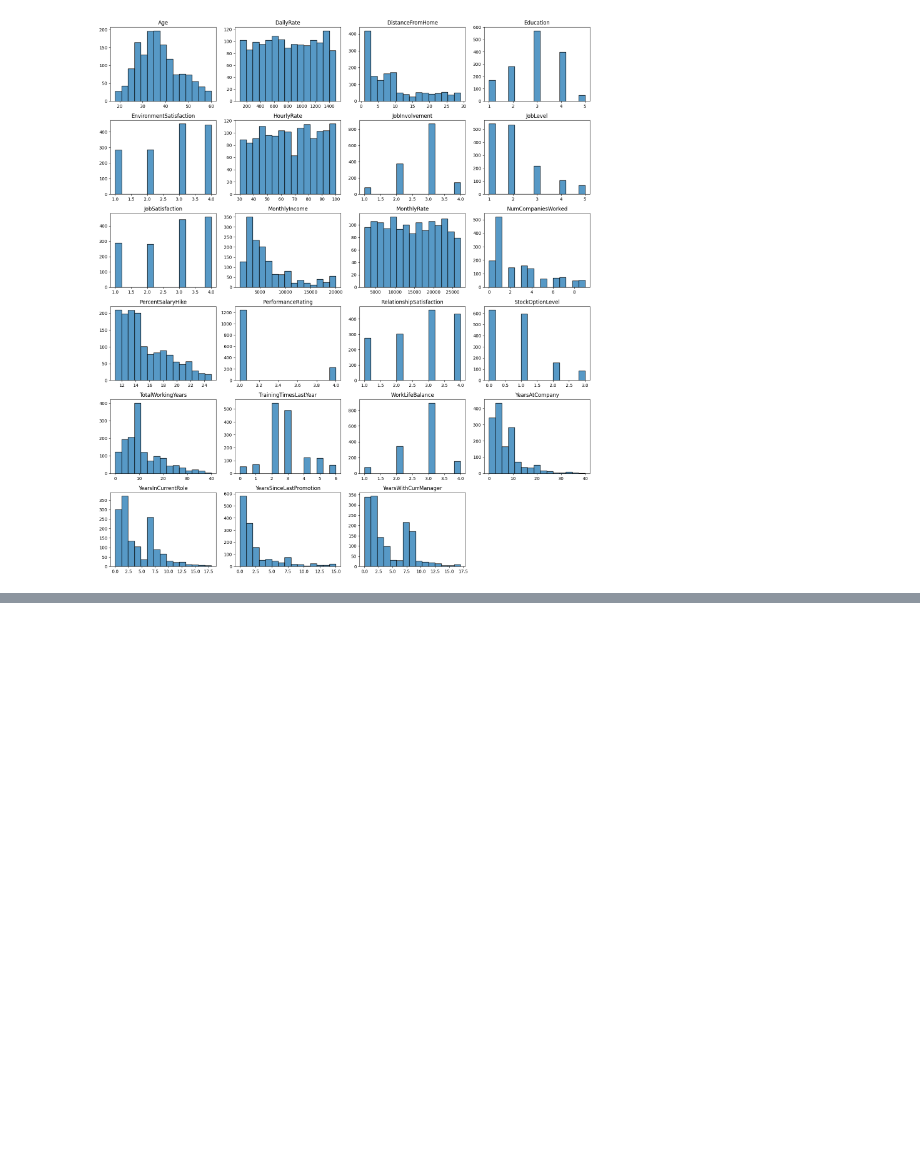
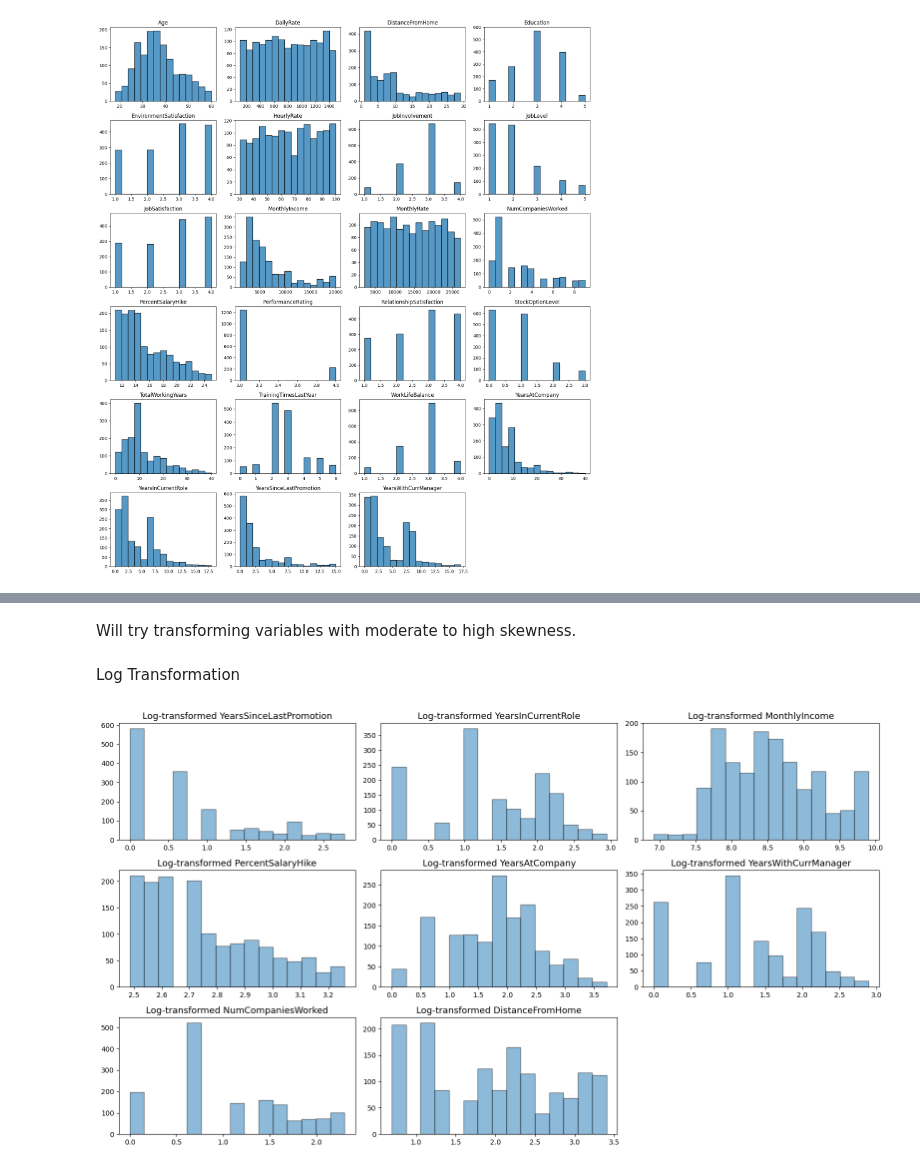
Before and after one commit to AshleySturdy/employee-attrition-prediction, a Jupyter notebook: notebooks/02_eda.ipynb, the cells around one changed output, grey strips where cells are left out. Saved outputs shown, nothing was run; the diff lists cells and outputs as text; code cells hidden in the pictures; blank space fills up the shorter version.

```diff
--- a/notebooks/02_eda.ipynb
+++ b/notebooks/02_eda.ipynb
@@ -216,0 +214,8 @@ plt.savefig('../images/numeric_distributions.png', dpi=300, bbox_inches='tight')
+# %%
+# Calculate Pearson'a median skewness and store in dictionary
+print("Pearson's median skewness:")
+skewness_dict = {}
+for col in cont_num_cols:
+    skewness = (3* (df[col].mean() - df[col].median())) / df[col].std()
+    skewness_dict[col] = float(skewness.round(3))
+skewness_dict
@@ -216,0 +308,27 @@ plt.savefig('../images/numeric_distributions.png', dpi=300, bbox_inches='tight')
+# %% [markdown]
+Will try transforming variables with moderate to high skewness.
+# %% [markdown]
+Log Transformation
+# %%
+# Show histogram after log transformation of skewed variables
+n = len(mod_high_skew_cols)
+cols=3
+rows = math.ceil(n/cols)
+fig, axes = plt.subplots(rows, cols, figsize=(16, rows*3))
+
+axes = axes.flatten()
+
+for ax, col in zip(axes, mod_high_skew_cols):
+    data = df[col]
+    data_log = np.log1p(data) # handles any zero values
+    ax.hist(data_log, bins=15, alpha=0.5, edgecolor="black")
+    ax.set_title(f"Log-transformed {col}", fontsize=13)
+    ax.set_xlabel("")
+
+for ax in axes[len(mod_high_skew_cols):]:
+    ax.set_visible(False)
+
+plt.tight_layout()
+plt.show()
+# %% [output]
+[figure, added]
```
Also changed, not shown: parts of 40 cells of this notebook, 3 other files.
